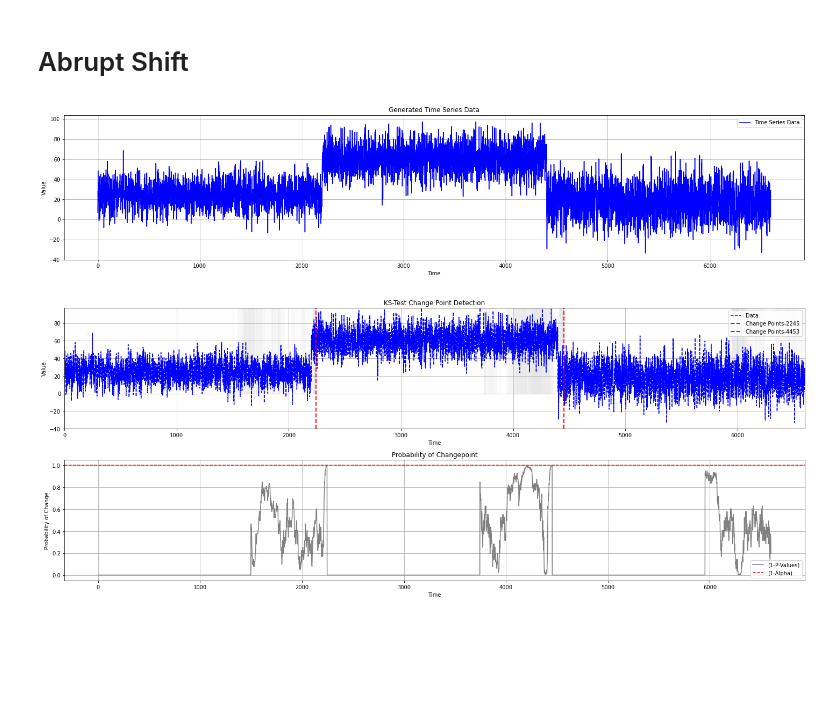
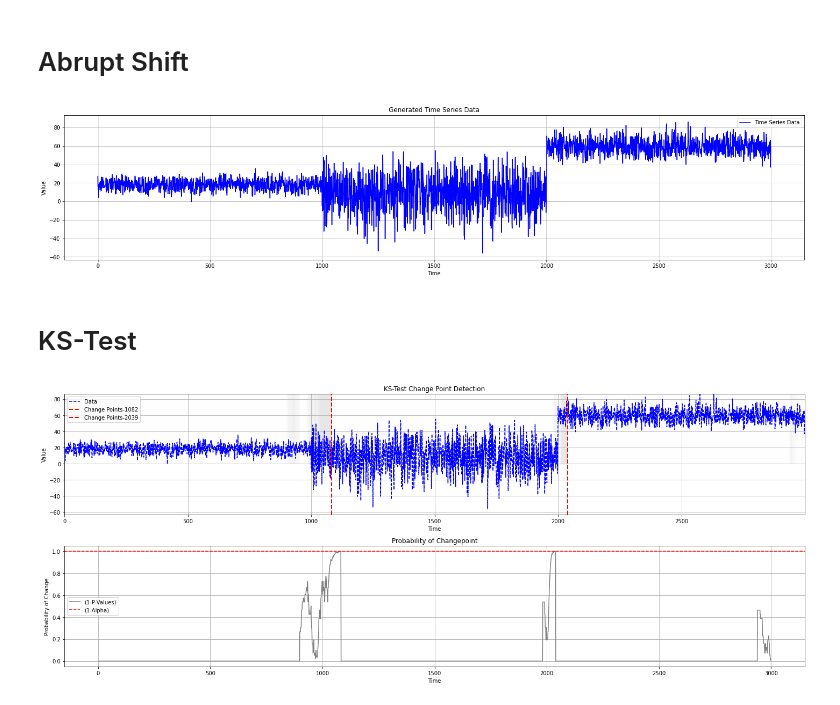
Before and after one commit to giobbu/CUSUM, a Jupyter notebook: notebooks/example_ks_test.ipynb, the cells around one changed output. Drawn from its saved outputs; the diff is of its cells as text; code cells hidden in the pictures; blank space fills up the shorter version.

Commit message:
update notebook KS-test

```diff
--- a/notebooks/example_ks_test.ipynb
+++ b/notebooks/example_ks_test.ipynb
@@ -12,19 +12,21 @@ from source.detector.cusum import KS_CUM_Detector
 # Abrupt Shift
 # %%
 # Set seed
-np.random.seed(33)
+np.random.seed(11)
 
 # Generate time series data with change points
-generator = ChangePointGenerator(num_segments=3, segment_length=2200, change_point_type='sudden_shift')
+generator = ChangePointGenerator(num_segments=3, segment_length=1000, change_point_type='sudden_shift')
 generator.generate_data()
 
 # Plot the generated data
 generator.plot_data()
 # %% [output]
-[figure, old version]
+[figure, new version]
+# %% [markdown]
+# KS-Test
 # %%
-ks_detector = KS_CUM_Detector(window_pre=1000, window_post=500, alpha=0.001)
+ks_detector = KS_CUM_Detector(window_pre=600, window_post=300, alpha=0.001)
 ks_statistics , p_values, change_points = ks_detector.detect_change_points(np.array(generator.data))
 ks_detector.plot_change_points(generator.data, change_points, p_values)
 # %% [output]
-[figure, old version]
+[figure, new version]
```
